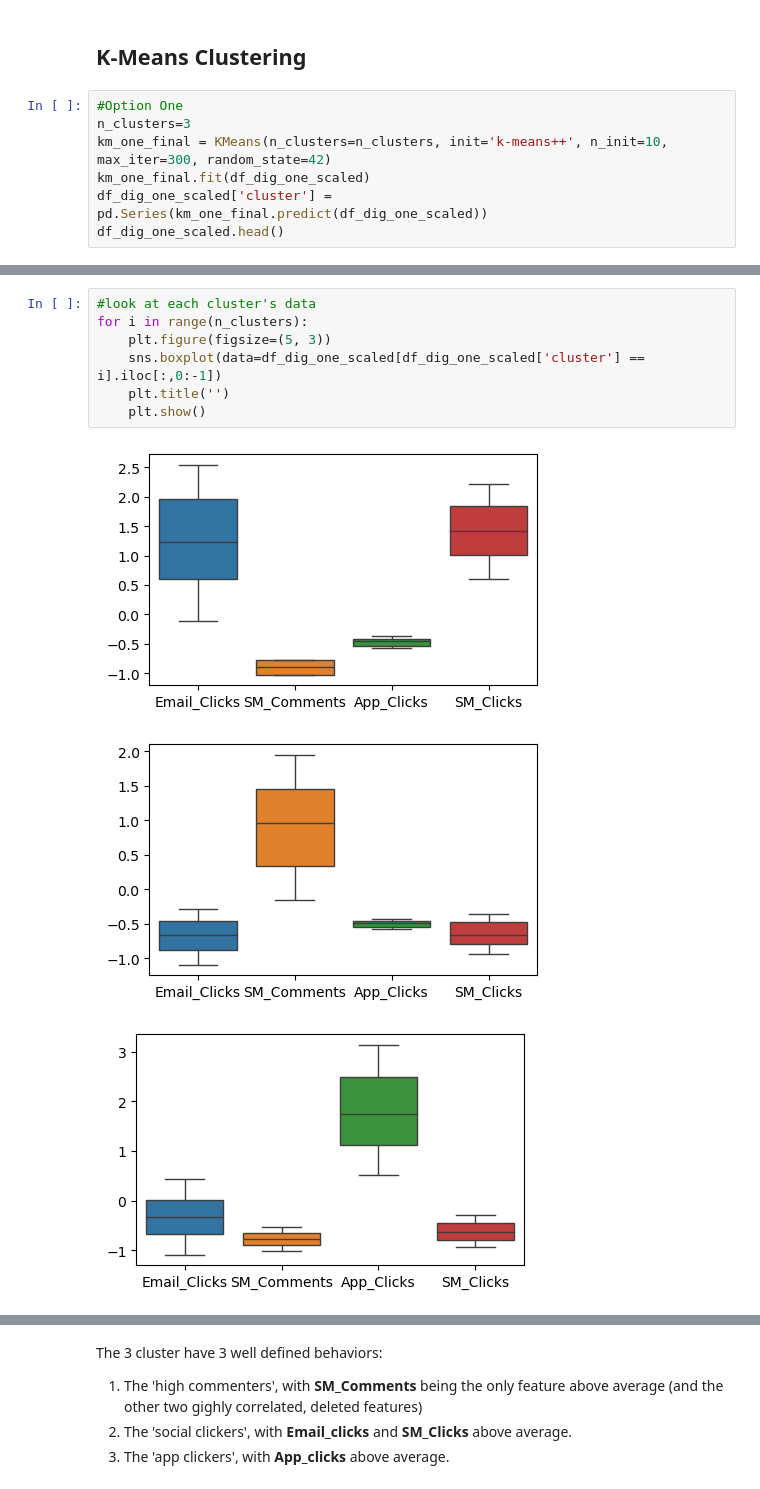
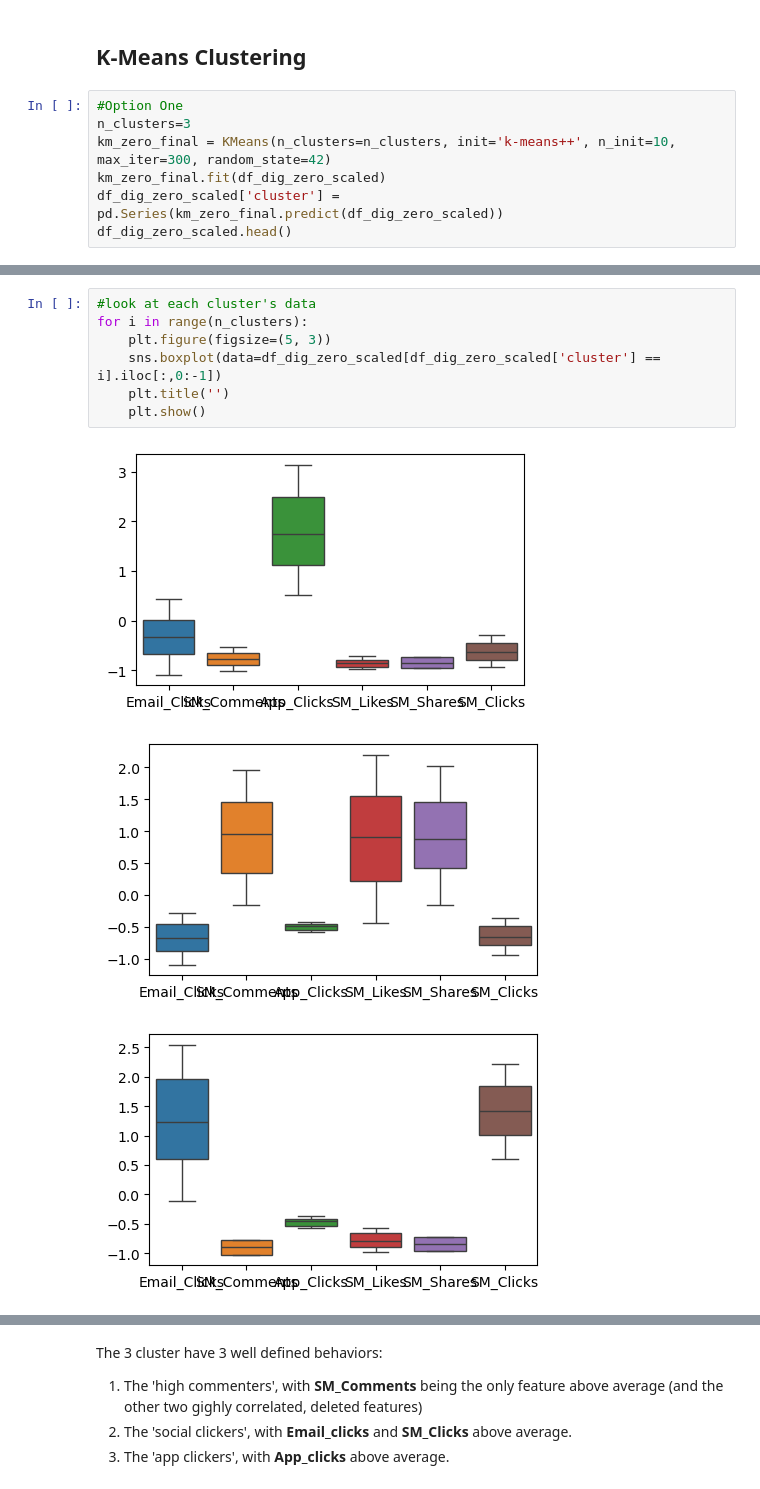
Before and after one commit to NunoMac/PostGrad_ProjectML_Group1_SportifyClientSegmentation, a Jupyter notebook: Sportify_customer_segmentation_vanilla_nuno.ipynb, the cells around one changed output, grey strips where cells are left out. Saved outputs shown, nothing was run; the diff lists cells and outputs as text.

Commit message:
dataset 2 cleaned and three clusters found and characterized

```diff
--- a/Sportify_customer_segmentation_vanilla_nuno.ipynb
+++ b/Sportify_customer_segmentation_vanilla_nuno.ipynb
@@ -457,8 +471,8 @@ if len(silhouette_scores_digital_two) > 0:  # Check if list is not empty
 # %%
 #Option One
 n_clusters=3
-km_one_final = KMeans(n_clusters=n_clusters, init='k-means++', n_init=10, max_iter=300, random_state=42)
-km_one_final.fit(df_dig_one_scaled)
-df_dig_one_scaled['cluster'] = pd.Series(km_one_final.predict(df_dig_one_scaled))
-df_dig_one_scaled.head()
+km_zero_final = KMeans(n_clusters=n_clusters, init='k-means++', n_init=10, max_iter=300, random_state=42)
+km_zero_final.fit(df_dig_zero_scaled)
+df_dig_zero_scaled['cluster'] = pd.Series(km_zero_final.predict(df_dig_zero_scaled))
+df_dig_zero_scaled.head()
 # %% [output]
@@ -471,11 +485,11 @@ df_dig_one_scaled.head()
 # %%
 #look at each cluster's data
 for i in range(n_clusters):
     plt.figure(figsize=(5, 3))
-    sns.boxplot(data=df_dig_one_scaled[df_dig_one_scaled['cluster'] == i].iloc[:,0:-1])
+    sns.boxplot(data=df_dig_zero_scaled[df_dig_zero_scaled['cluster'] == i].iloc[:,0:-1])
     plt.title('')
     plt.show()
 # %% [output]
-[figure, old version]
+[figure, new version]
-[figure, old version]
+[figure, new version]
-[figure, old version]
+[figure, new version]
```
Also changed, not shown: parts of 14 cells of this notebook, 4 other files.
